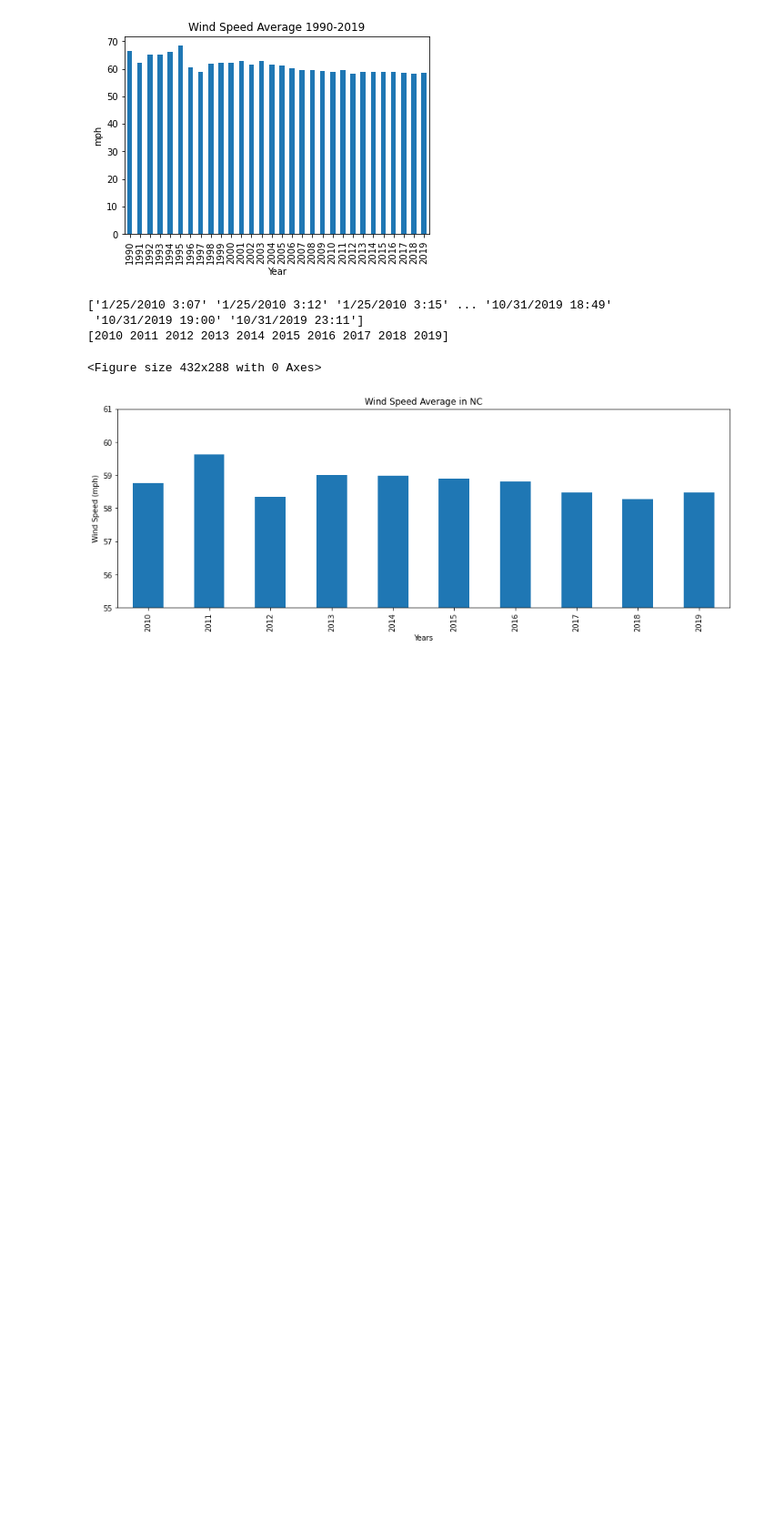
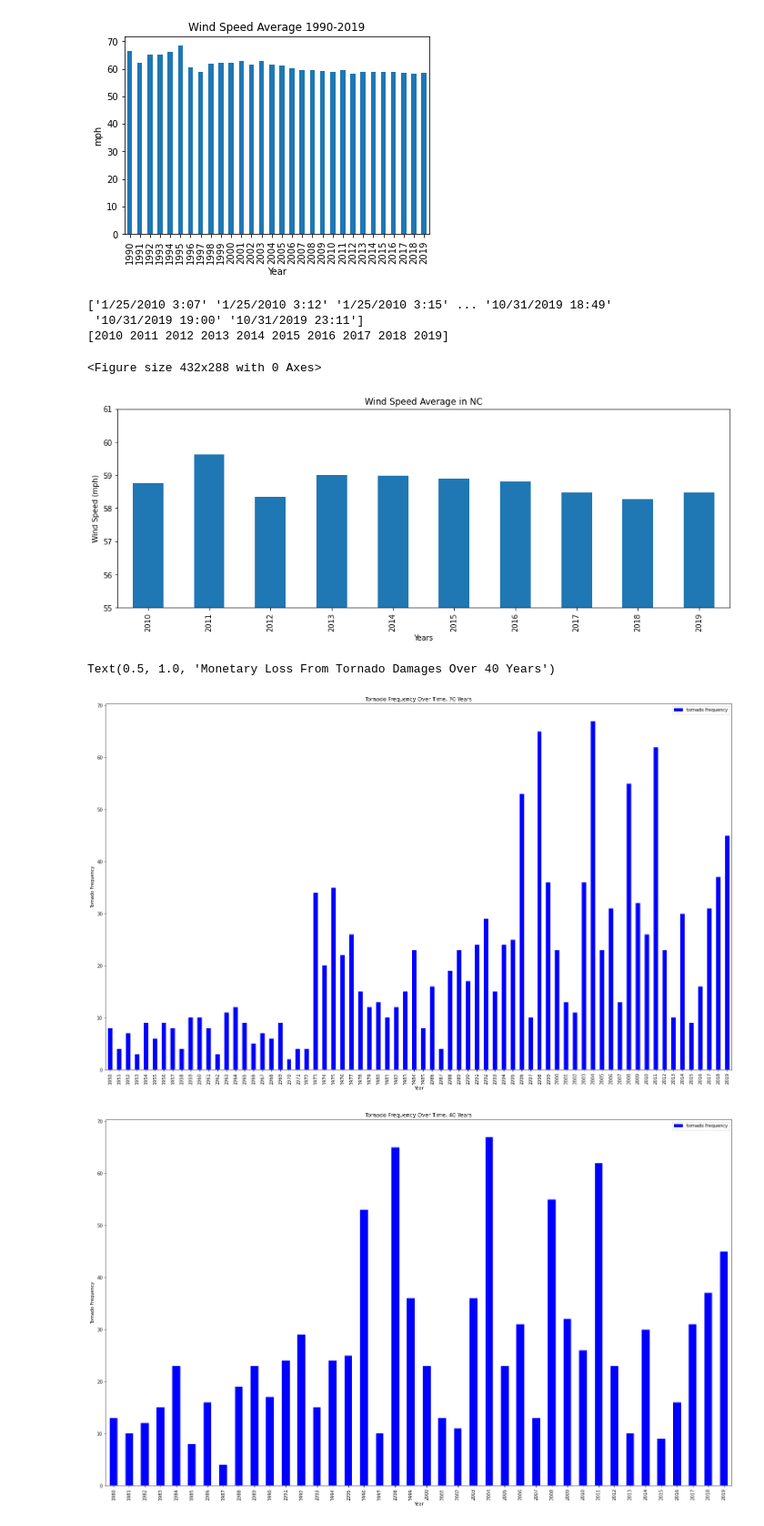
Before and after one commit to 1der4k/Data_Analysis_Project_1, a Jupyter notebook: Final_Weather_Notebook.ipynb, the cells around one changed output. Shown: that part at 91% size. Cells and saved outputs as stored; diff of their text form; code cells hidden in the pictures; blank space fills up the shorter version.

Commit message:
added tornado code to final notebook

```diff
--- a/Final_Weather_Notebook.ipynb
+++ b/Final_Weather_Notebook.ipynb
@@ -626,3 +627,81 @@ plt.show()
 [2010 2011 2012 2013 2014 2015 2016 2017 2018 2019]
 <Figure size 432x288 with 0 Axes>
 [figure]
+# %%
+#read in data recorded for 70 years
+tor70Path = "70YearTornadoReport.csv"
+tor70= pd.read_csv(tor70Path)
+tor70.head()
+
+#checking the number of tornadoes from data recorded for 70 years
+num_tornadoes = tor70["Observation Time"].nunique()
+num_tornadoes
+
+
+
+
+#allows for dates to be utilized later on in graphs
+date_objects = [datetime.datetime.strptime(date, '%m/%d/%Y %H:%M').date() for date in tor70.loc[:,"Observation Time"]]
+values = tor70.loc[:,"Observation Time"]
+values.head()
+
+#bar graph on frequency of tornadoes over time
+tor70['Year'] = pd.DatetimeIndex(tor70['Observation Time']).year
+tor70Grouped = (tor70.groupby(['Year']).size().reset_index(name = "tornado frequency"))
+
+
+
+tor70Plot = tor70Grouped.plot.bar(title = "Tornado Frequency Over Time, 70 Years", x = "Year", y = "tornado frequency", color = "blue", figsize = (25, 15))
+tor70Plot.set_ylabel("Tornado Frequency")
+
+
+
+
+##read in data recorded for 40 years
+tor40Path = "40YearTornadoReport.csv"
+tor40 = pd.read_csv(tor40Path)
+tor40.head()
+
+#allows for dates to be utilized later on in graphs(40 years)
+date_objects = [datetime.datetime.strptime(date, '%m/%d/%Y %H:%M').date() for date in tor40.loc[:,"Observation Time"]]
+values = tor40.loc[:,"Observation Time"]
+values.head()
+
+#bar graph on frequency of tornados over time(40 years)
+tor40['Year'] = pd.DatetimeIndex(tor40['Observation Time']).year
+tor40Grouped = (tor40.groupby(['Year']).size().reset_index(name = "tornado frequency"))
+
+
+
+tor40Plot = tor40Grouped.plot.bar(title = "Tornado Frequency Over Time, 40 Years", x = "Year", y = "tornado frequency", color = "blue", figsize = (25, 15))
+tor40Plot.set_ylabel("Tornado Frequency")
+
+##eliminate values of Monetary Loss that are $0 or unkown(making assumption that if a tornado caused even the slightest form of environmental damage, there must be some cost)
+tor40.drop(tor40.index[tor40['Monetary Loss'] == "$0 or unknown"], inplace = True)
+tor40.head()
+
+##line graph on cost in terms of monetary loss from tornado damages over time
+tor40.drop(tor40.index[tor40['Monetary Loss'] == "$0 or unknown"], inplace = True)
+dates = tor40.loc[:,"Observation Time"]
+dateVals = []
+
+for date in dates:
+    dateVals.append(datetime.datetime.strptime(date, '%m/%d/%Y %H:%M'))
+
+locale.setlocale(locale.LC_ALL, 'en_US.UTF8')
+
+
+damageCost = []
+
+
+for line in tor40["Monetary Loss"]:
+    damageCost.append(locale.atof(line.strip("$")))
+
+
+plt.figure(figsize = (20,30))
+plt.plot(dateVals, damageCost)
+plt.title("Monetary Loss From Tornado Damages Over 40 Years")
+# %% [output]
+Text(0.5, 1.0, 'Monetary Loss From Tornado Damages Over 40 Years')
+[figure, added]
+[figure, added]
```
Also changed, not shown: parts of 2 cells of this notebook.
